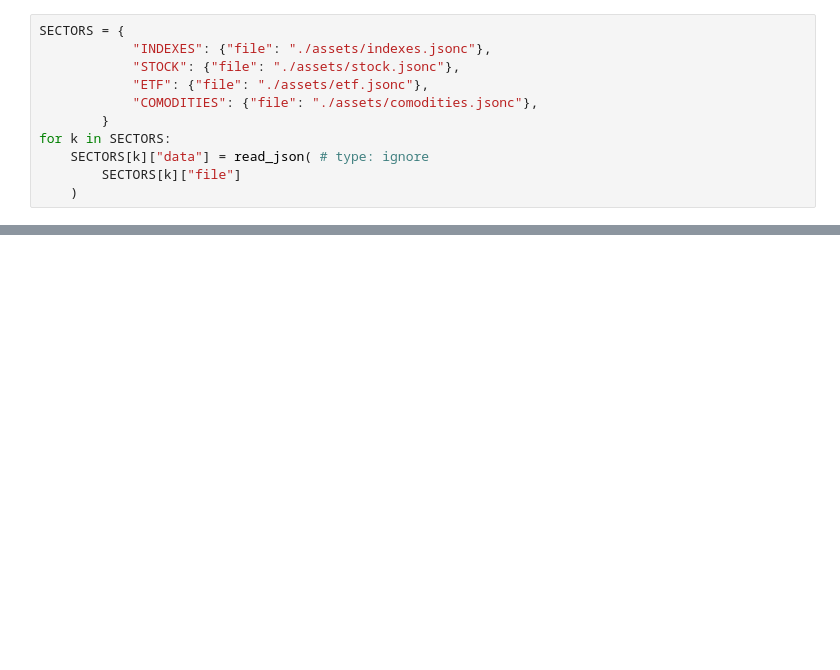
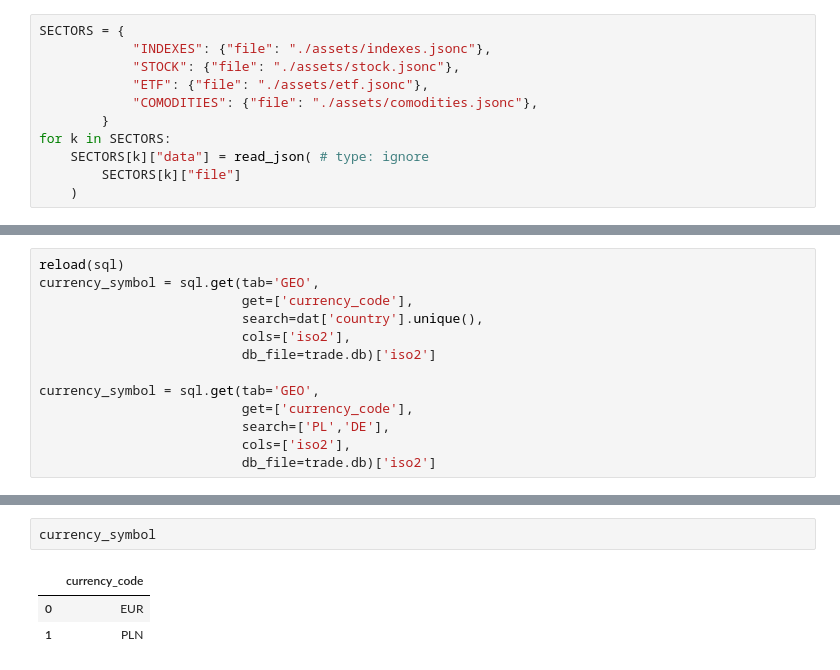
Before and after one commit to zielaskowski/tradeDB, a Jupyter notebook: dev/stooq.ipynb, the cells around one changed output, grey strips where cells are left out. Saved outputs shown, nothing was run; the diff lists cells and outputs as text; blank space fills up the shorter version.

Commit message:
now currency

```diff
--- a/dev/stooq.ipynb
+++ b/dev/stooq.ipynb
@@ -112,0 +95,13 @@ set(opts)
+# %%
+reload(sql)
+currency_symbol = sql.get(tab='GEO',
+                          get=['currency_code'],
+                          search=dat['country'].unique(),
+                          cols=['iso2'],
+                          db_file=trade.db)['iso2']
+
+currency_symbol = sql.get(tab='GEO',
+                          get=['currency_code'],
+                          search=['PL','DE'],
+                          cols=['iso2'],
+                          db_file=trade.db)['iso2']
@@ -112,0 +117,6 @@ set(opts)
+# %%
+currency_symbol
+# %% [output]
+|  | currency_code |
+| 0 | EUR |
+| 1 | PLN |
```
Also changed, not shown: parts of 23 cells of this notebook, 8 other files.
